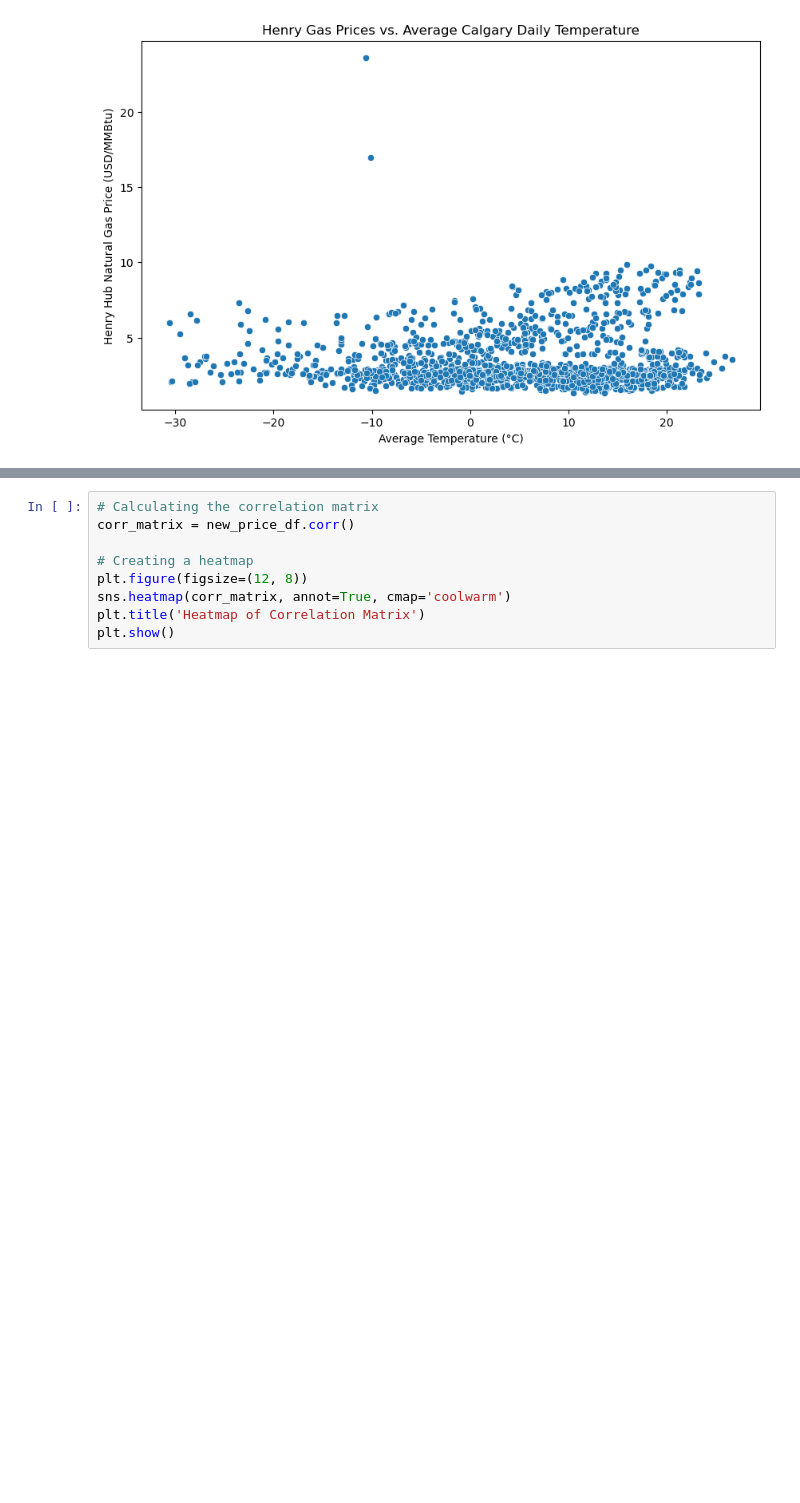
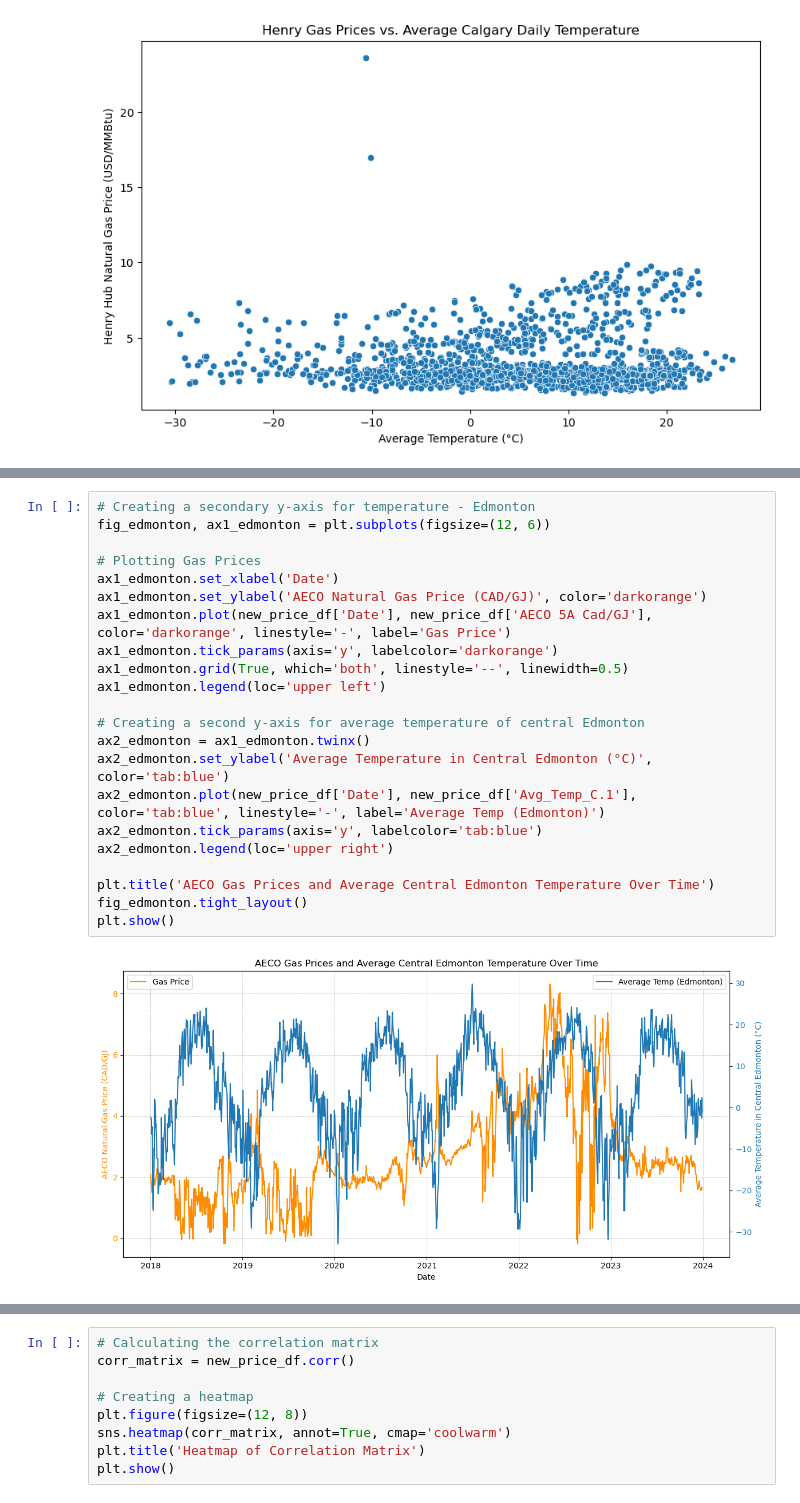
Before and after one commit to yidanzhao00/Natural-Gas-Price-Tendency-Analysis, a Jupyter notebook: code/code1.ipynb, the cells around one changed output, grey strips where cells are left out. Drawn from its saved outputs; the diff is of its cells as text; blank space fills up the shorter version.

```diff
--- a/code/code1.ipynb
+++ b/code/code1.ipynb
@@ -305,0 +309,24 @@ plt.show()
+# %%
+# Creating a secondary y-axis for temperature - Edmonton
+fig_edmonton, ax1_edmonton = plt.subplots(figsize=(12, 6))
+
+# Plotting Gas Prices
+ax1_edmonton.set_xlabel('Date')
+ax1_edmonton.set_ylabel('AECO Natural Gas Price (CAD/GJ)', color='darkorange')
+ax1_edmonton.plot(new_price_df['Date'], new_price_df['AECO 5A Cad/GJ'], color='darkorange', linestyle='-', label='Gas Price')
+ax1_edmonton.tick_params(axis='y', labelcolor='darkorange')
+ax1_edmonton.grid(True, which='both', linestyle='--', linewidth=0.5)
+ax1_edmonton.legend(loc='upper left')
+
+# Creating a second y-axis for average temperature of central Edmonton
+ax2_edmonton = ax1_edmonton.twinx()
+ax2_edmonton.set_ylabel('Average Temperature in Central Edmonton (°C)', color='tab:blue')
+ax2_edmonton.plot(new_price_df['Date'], new_price_df['Avg_Temp_C.1'], color='tab:blue', linestyle='-', label='Average Temp (Edmonton)')
+ax2_edmonton.tick_params(axis='y', labelcolor='tab:blue')
+ax2_edmonton.legend(loc='upper right')
+
+plt.title('AECO Gas Prices and Average Central Edmonton Temperature Over Time')
+fig_edmonton.tight_layout()
+plt.show()
+# %% [output]
+[figure, added]
```
Also changed, not shown: parts of 24 cells of this notebook.
